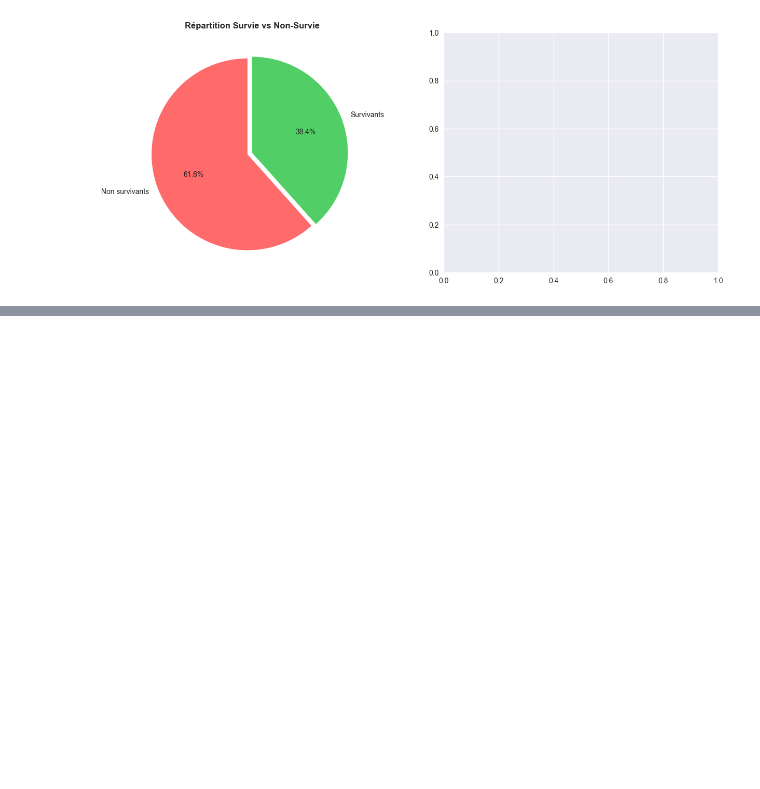
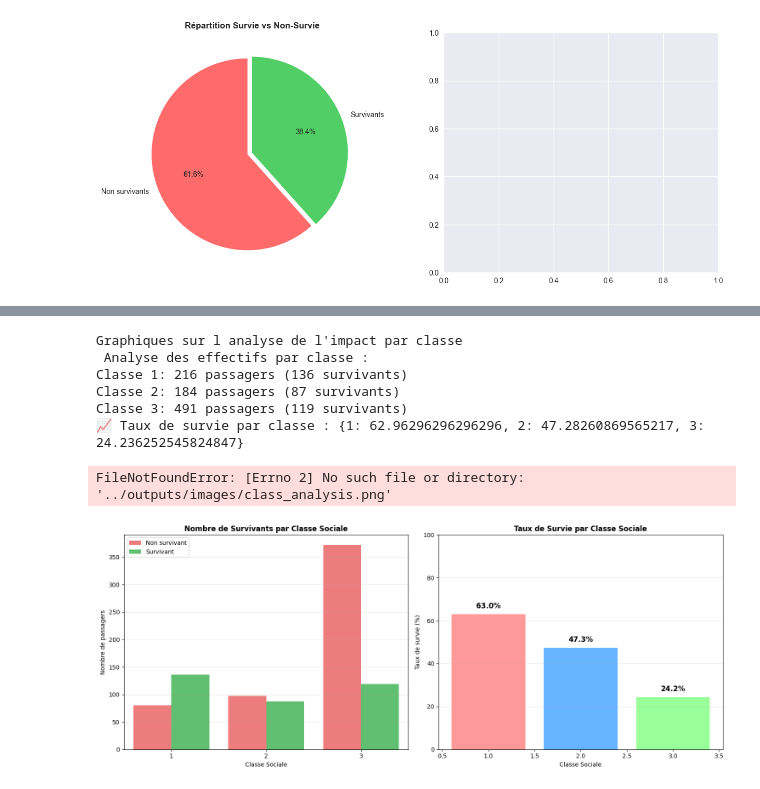
Before and after one commit to ckamhouakomguem/titanic-analysis, a Jupyter notebook: 01_eda_titanic.ipynb, the cells around one changed output, grey strips where cells are left out. Saved outputs shown, nothing was run; the diff lists cells and outputs as text; code cells hidden in the pictures; blank space fills up the shorter version.

```diff
--- a/01_eda_titanic.ipynb
+++ b/01_eda_titanic.ipynb
@@ -109,0 +131,46 @@ Text(0.5, 1.0, 'Répartition Survie vs Non-Survie')
+# %%
+print("Graphiques sur l analyse de l'impact par classe")
+fig, axes = plt.subplots(1, 2, figsize=(15, 6))
+# Graphique 1: Nombre de survivants par classe
+sns.countplot(data=df, x='Pclass', hue='Survived', ax=axes[0], palette=['#ff6b6b', '#51cf66'])
+axes[0].set_title('Nombre de Survivants par Classe Sociale', fontweight='bold')
+axes[0].set_xlabel('Classe Sociale')
+axes[0].set_ylabel('Nombre de passagers')
+axes[0].legend(['Non survivant', 'Survivant'])
+axes[0].grid(axis='y', alpha=0.3)
+
+print(" Analyse des effectifs par classe :")
+for pclass in sorted(df['Pclass'].unique()):
+    total = len(df[df['Pclass'] == pclass])
+    survived = len(df[(df['Pclass'] == pclass) & (df['Survived'] == 1)])
+    print(f"Classe {pclass}: {total} passagers ({survived} survivants)")
+    # Graphique 2: Taux de survie par classe (en pourcentage)
+survival_by_class = df.groupby('Pclass')['Survived'].mean() * 100
+print(f"📈 Taux de survie par classe : {survival_by_class.to_dict()}")
+
+bars = axes[1].bar(survival_by_class.index, survival_by_class.values,
+                  color=['#ff9999', '#66b3ff', '#99ff99'])
+axes[1].set_title('Taux de Survie par Classe Sociale', fontweight='bold')
+axes[1].set_xlabel('Classe Sociale')
+axes[1].set_ylabel('Taux de survie (%)')
+axes[1].set_ylim(0, 100)
+axes[1].grid(axis='y', alpha=0.3)
+
+# Ajouter les pourcentages sur les barres
+for bar, rate in zip(bars, survival_by_class.values):
+    axes[1].text(bar.get_x() + bar.get_width()/2, bar.get_height() + 2,
+                f'{rate:.1f}%', ha='center', va='bottom', fontweight='bold', fontsize=12)
+
+# Finalisation
+plt.tight_layout()
+plt.savefig('../outputs/images/class_analysis.png', dpi=300, bbox_inches='tight')
+plt.show()
+# %% [output]
+Graphiques sur l analyse de l'impact par classe
+ Analyse des effectifs par classe :
+Classe 1: 216 passagers (136 survivants)
+Classe 2: 184 passagers (87 survivants)
+Classe 3: 491 passagers (119 survivants)
+📈 Taux de survie par classe : {1: 62.96296296296296, 2: 47.28260869565217, 3: 24.236252545824847}
+FileNotFoundError: [Errno 2] No such file or directory: '../outputs/images/class_analysis.png'
+[figure, added]
```
Also changed, not shown: parts of 2 cells of this notebook.
